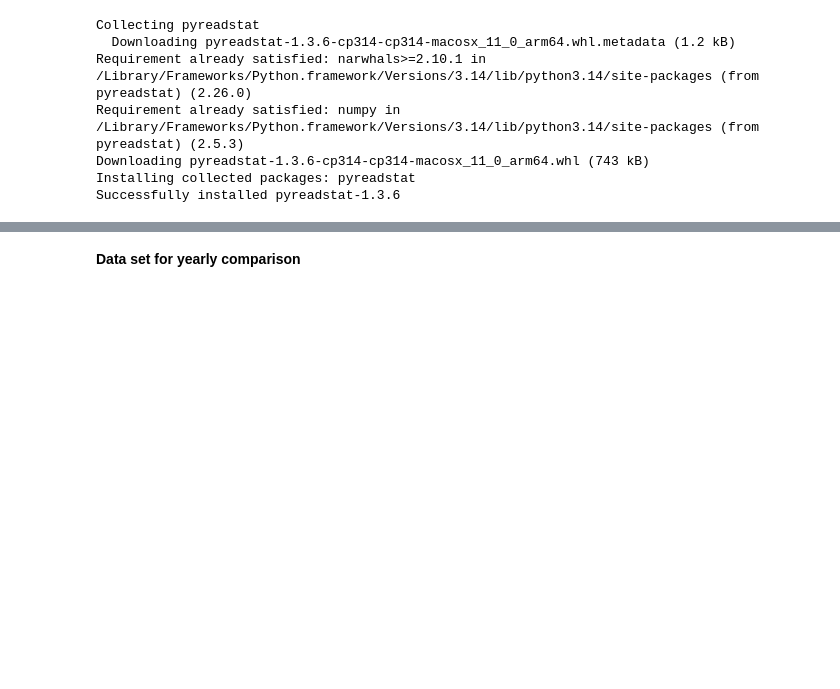
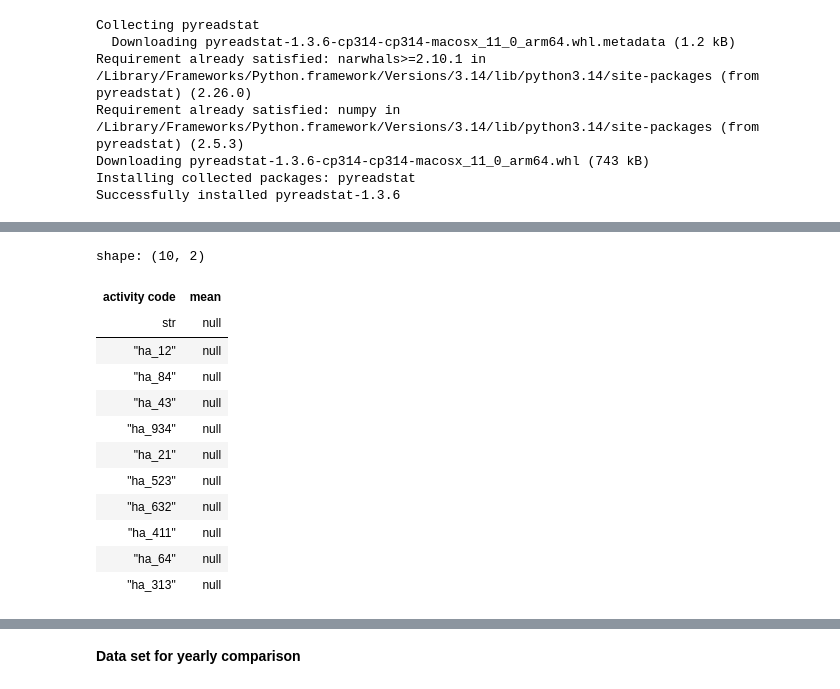
Before and after one commit to max-zwei/portfolio, a Jupyter notebook: projects/infographics/data/data.ipynb, the cells around one changed output, grey strips where cells are left out. Cells and saved outputs as stored; diff of their text form; code cells hidden in the pictures; blank space fills up the shorter version.

```diff
--- a/projects/infographics/data/data.ipynb
+++ b/projects/infographics/data/data.ipynb
@@ -145,7 +151,6 @@ df_2022_AG1629_activities = df_2022_AG1629_activities.select(
 # %%
 ## Create a new dataframe "df_YYYY_AG1629_activites_means" with the activity codes as rows and a column for YYYY
 ## for each column in df_activities: create the mean and write to the row of the activity code and the column YYYY
-## Write the new dataframe to "YYYY_AG1629_activites_means.csv"
 
 # Create a nested list with pairs of column and mean of column: [[ha_1, mean(ha_1)], [...]]
 def column_and_mean(dataframe):
@@ -154,34 +159,48 @@ def column_and_mean(dataframe):
 
     for column in dataframe.columns:
         column_mean = dataframe.get_column(column).mean()
         rows.append([column, column_mean])
 
     return rows
 
 ## 1991
 df_1991_AG1629_activities_means = pl.DataFrame(
     column_and_mean(df_2012_AG1629_activities),
-    schema = ['activity code', '1991'],
+    schema = ['activity code', 'mean'],
     orient = 'row'
 )
 
 ## 2001
 df_2001_AG1629_activities_means = pl.DataFrame(
     column_and_mean(df_2001_AG1629_activities),
-    schema = ['activity code', '2001'],
+    schema = ['activity code', 'mean'],
     orient = 'row'
 )
 
 ## 2012
 df_2012_AG1629_activities_means = pl.DataFrame(
     column_and_mean(df_2012_AG1629_activities),
-    schema = ['activity code', '2012'],
+    schema = ['activity code', 'mean'],
     orient = 'row'
 )
 
 ## 2022
 df_2022_AG1629_activities_means = pl.DataFrame(
     column_and_mean(df_2022_AG1629_activities),
-    schema = ['activity code', '2022'],
+    schema = ['activity code', 'mean'],
     orient = 'row'
 )
+# %% [output]
+shape: (10, 2)
+| activity code | mean |
+| str | null |
+| "ha_12" | null |
+| "ha_84" | null |
+| "ha_43" | null |
+| "ha_934" | null |
+| "ha_21" | null |
+| "ha_523" | null |
+| "ha_632" | null |
+| "ha_411" | null |
+| "ha_64" | null |
+| "ha_313" | null |
```
Also changed, not shown: parts of 6 cells of this notebook.
